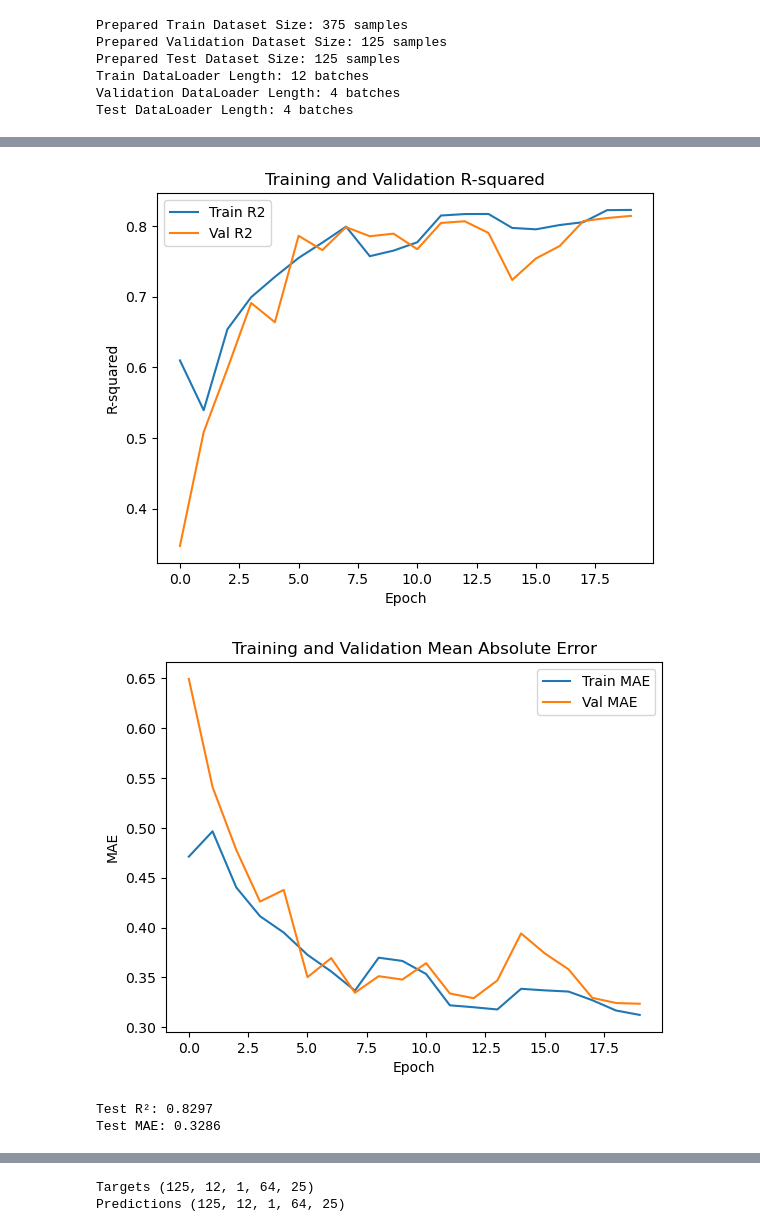
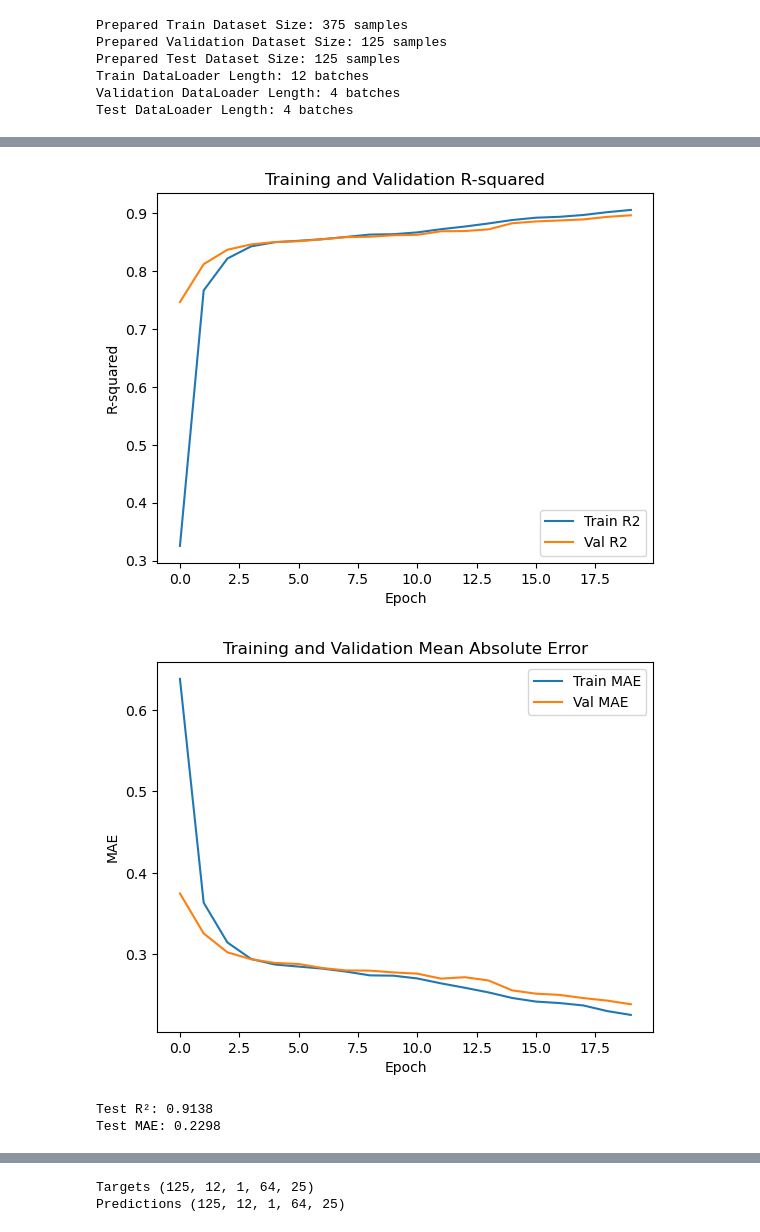
Before and after one commit to Iarla-Boyce/MSc-Project, a Jupyter notebook: 4D ConvLSTM Forecaster.ipynb, the cells around one changed output, grey strips where cells are left out. Cells and saved outputs as stored; diff of their text form; code cells hidden in the pictures.

```diff
--- a/4D ConvLSTM Forecaster.ipynb
+++ b/4D ConvLSTM Forecaster.ipynb
@@ -638,6 +638,8 @@ for epoch in range(num_epochs):
     # Training
     model.train()
     train_loss = 0.0
+    predictions_train = []
+    targets_train = []
 
     for batch_idx, (inputs, targets) in enumerate(train_loader):
 
@@ -647,15 +649,6 @@ for epoch in range(num_epochs):
         loss.backward()
         optimizer.step()
 
-        train_loss += loss.item() * inputs.size(0)
-
-    predictions_train = []
-    targets_train = []
-    for inputs, targets in train_loader:
-        outputs, _ = model(inputs)
-        loss = criterion(outputs, targets)
-        loss.backward()
-        optimizer.step()
         train_loss += loss.item() * inputs.size(0)
 
         # Collect predictions and targets for calculating R-squared and MAE
@@ -762,5 +755,5 @@ Epoch: 20/20, Train Loss: 0.3425, Val Loss: 0.1661, Train R2: 0.8229, Val R2: 0.
-[figure, old version]
+[figure, new version]
-[figure, old version]
+[figure, new version]
 # %%
 model.eval()
 
@@ -792,8 +785,8 @@ test_mae = mean_absolute_error(targets_test_flat, predictions_test_flat)
 print(f'Test R²: {test_r2:.4f}')
 print(f'Test MAE: {test_mae:.4f}')
 # %% [output]
-Test R²: 0.8297
-Test MAE: 0.3286
+Test R²: 0.9138
+Test MAE: 0.2298
 # %%
 import matplotlib.pyplot as plt
 
```
Also changed, not shown: parts of 68 cells of this notebook, 4 other files.
